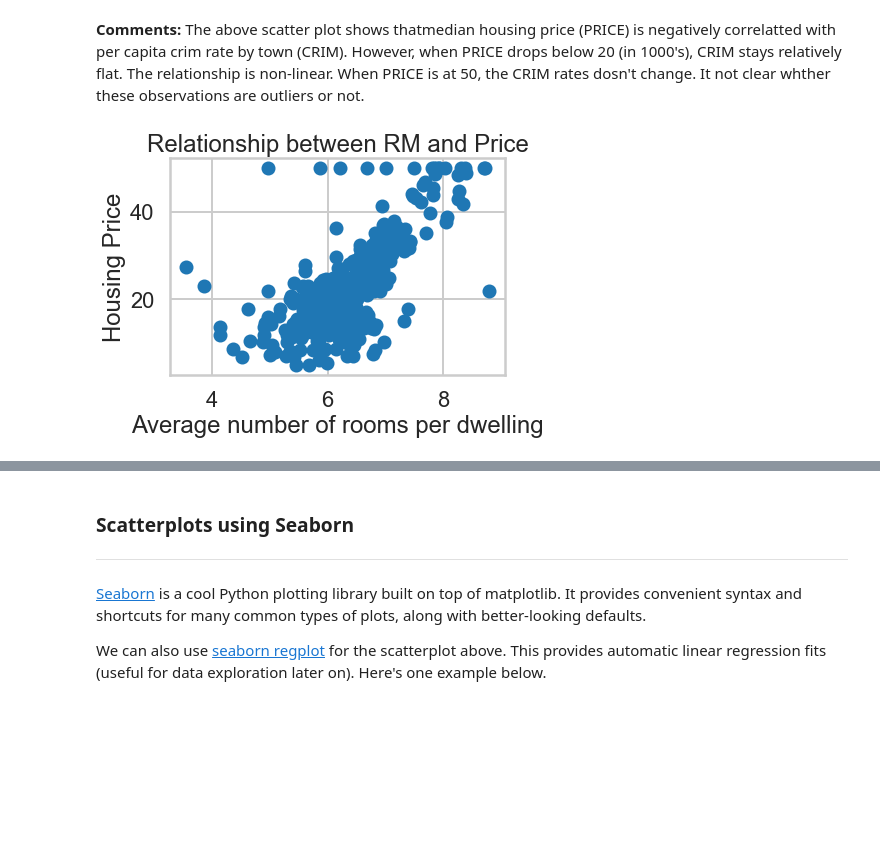
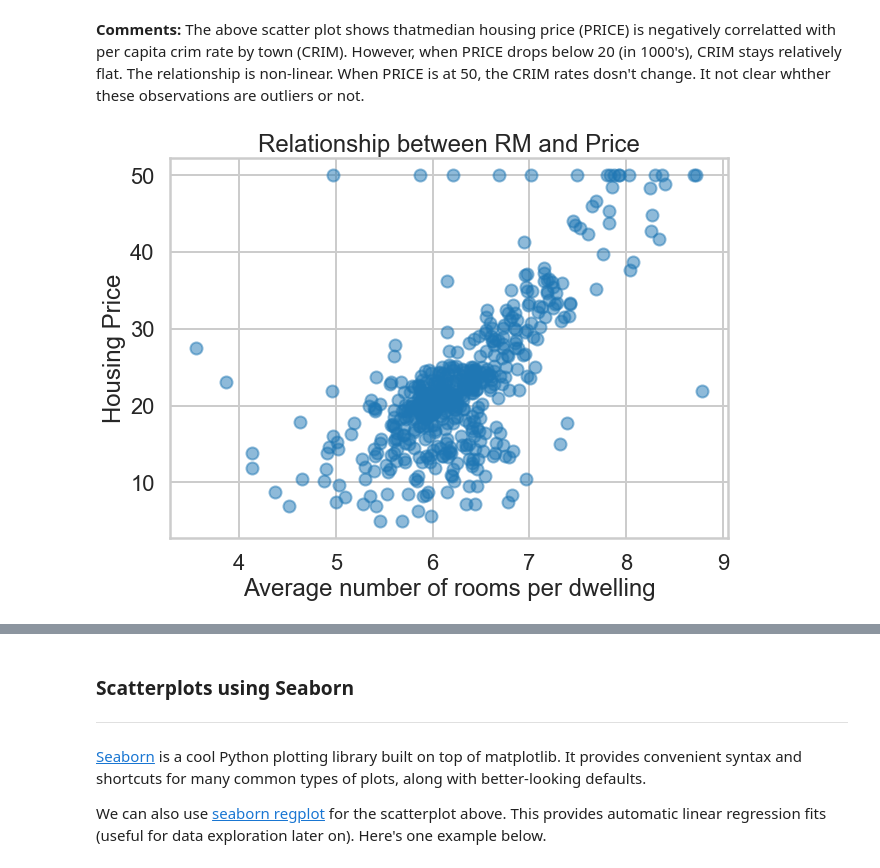
Before and after one commit to hwdsda/Springboard, a Jupyter notebook: Mini_Project_04_Linear_Regression/Mini_Project_Linear_Regression.ipynb, the cells around one changed output, grey strips where cells are left out. Cells and saved outputs as stored; diff of their text form; code cells hidden in the pictures; blank space fills up the shorter version.

```diff
--- a/Mini_Project_04_Linear_Regression/Mini_Project_Linear_Regression.ipynb
+++ b/Mini_Project_04_Linear_Regression/Mini_Project_Linear_Regression.ipynb
@@ -281,12 +281,13 @@ Text(0.5, 1.0, 'Relationship between CRIM and Price')
 **Comments:** The above scatter plot shows thatmedian housing price (PRICE) is negatively correlatted with per capita crim rate by town (CRIM). However, when PRICE drops below 20 (in 1000's), CRIM stays relatively flat. The relationship is non-linear. When PRICE is at 50, the CRIM rates dosn't change. It not clear whther these observations are outliers or not.
 # %%
 # your turn: scatter plot between *RM* and *PRICE*
-plt.scatter(bos.RM, bos.PRICE)
+plt.figure(figsize = (10,7))
+plt.scatter(bos.RM, bos.PRICE, alpha=0.5)
 plt.xlabel("Average number of rooms per dwelling")
 plt.ylabel("Housing Price")
 plt.title("Relationship between RM and Price")
 plt.show()
 # %% [output]
-[figure, old version]
+[figure, new version]
 # %%
 # your turn: scatter plot between *PTRATIO* and *PRICE*
```
Also changed, not shown: parts of 21 cells of this notebook.
